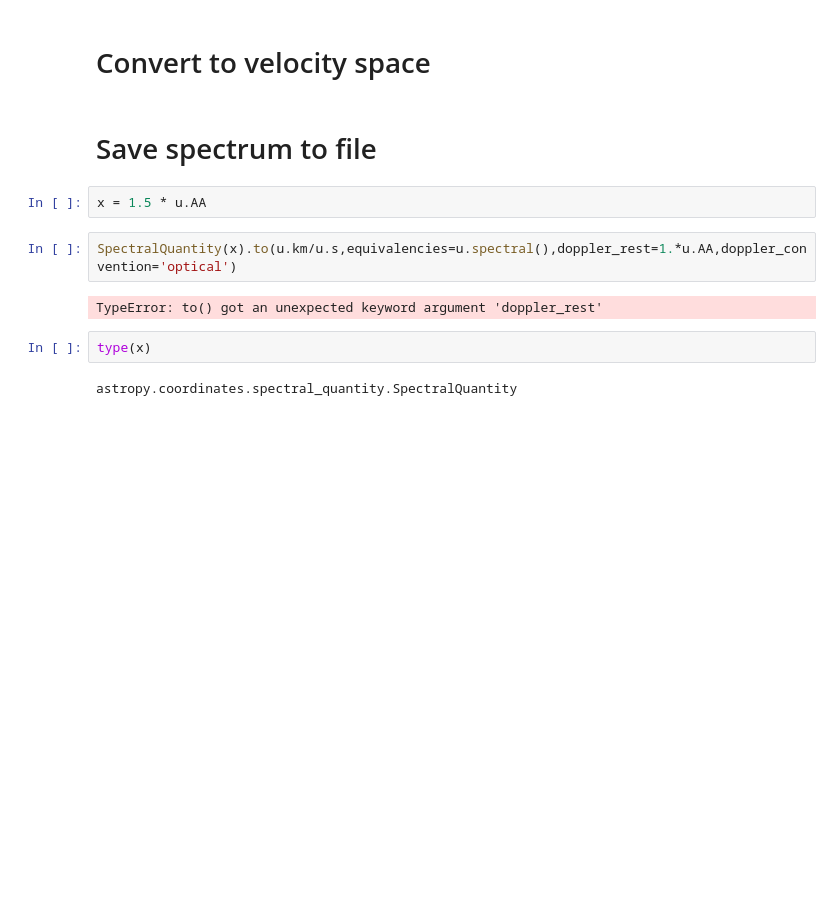
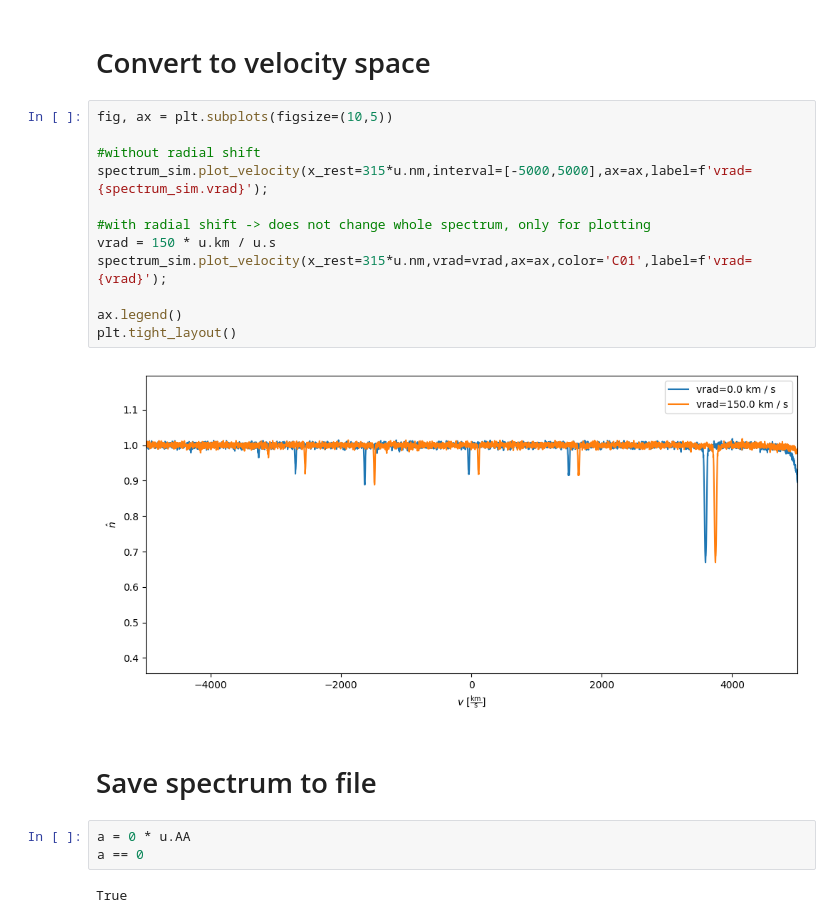
Before and after one commit to eschoesser/spyplotter, a Jupyter notebook: docs/spectrum.ipynb, the cells around one changed output. Saved outputs shown, nothing was run; the diff lists cells and outputs as text; blank space fills up the shorter version.

```diff
--- a/docs/spectrum.ipynb
+++ b/docs/spectrum.ipynb
@@ -103,14 +121,23 @@ spectrum_sim.plot();
 # %% [markdown]
 # Convert to velocity space
+# %%
+fig, ax = plt.subplots(figsize=(10,5))
+
+#without radial shift
+spectrum_sim.plot_velocity(x_rest=315*u.nm,interval=[-5000,5000],ax=ax,label=f'vrad={spectrum_sim.vrad}');
+
+#with radial shift -> does not change whole spectrum, only for plotting
+vrad = 150 * u.km / u.s
+spectrum_sim.plot_velocity(x_rest=315*u.nm,vrad=vrad,ax=ax,color='C01',label=f'vrad={vrad}');
+
+ax.legend()
+plt.tight_layout()
+# %% [output]
+[figure, added]
 # %% [markdown]
 # Save spectrum to file
-# %%
-x = 1.5 * u.AA
-# %%
-SpectralQuantity(x).to(u.km/u.s,equivalencies=u.spectral(),doppler_rest=1.*u.AA,doppler_convention='optical')
-# %% [output]
-TypeError: to() got an unexpected keyword argument 'doppler_rest'
-# %%
-type(x)
-# %% [output]
-astropy.coordinates.spectral_quantity.SpectralQuantity
+# %%
+a = 0 * u.AA
+a == 0
+# %% [output]
+True
```
Also changed, not shown: parts of 10 cells of this notebook, 1 other file.
